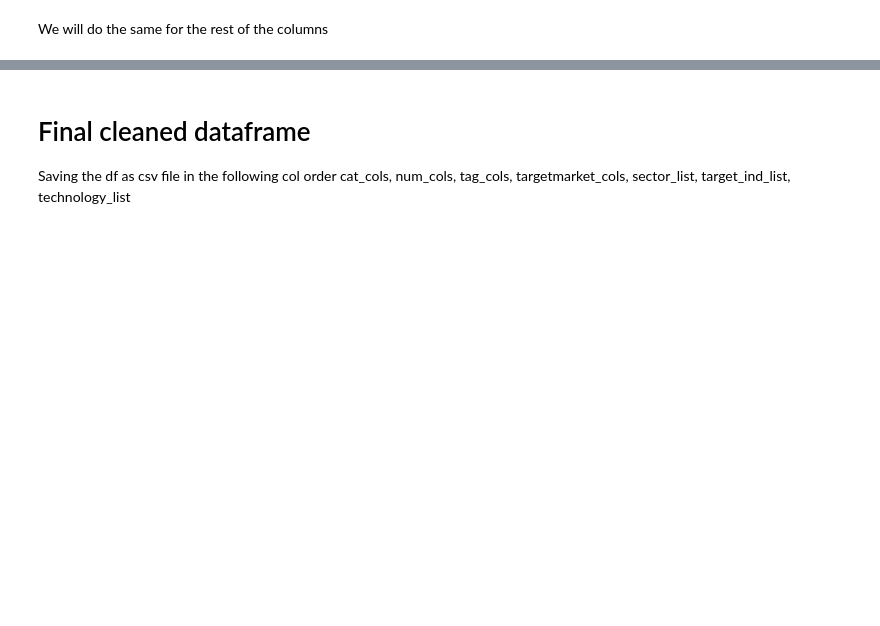
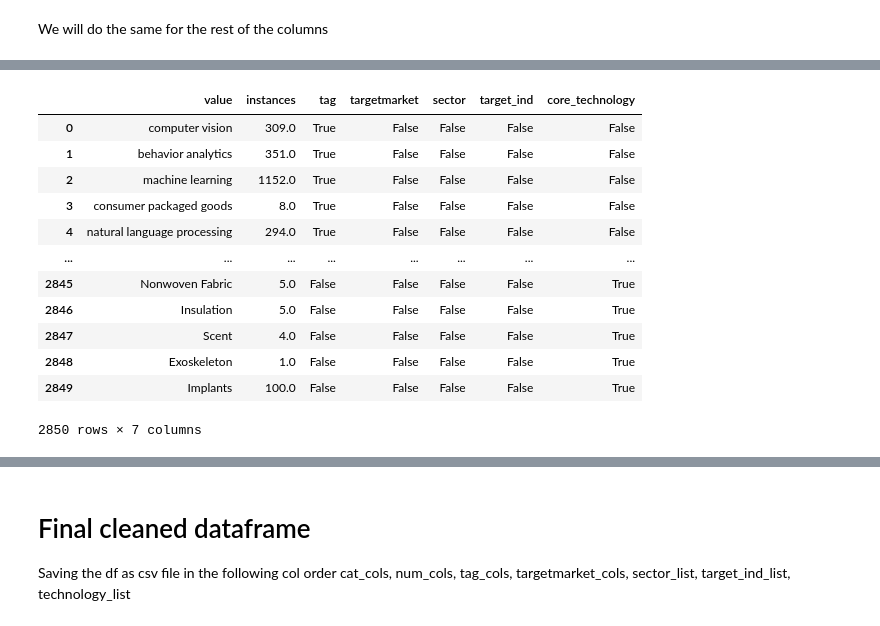
Before and after one commit to matanini/startup_classifier, a Jupyter notebook: clean.ipynb, the cells around one changed output, grey strips where cells are left out. Cells and saved outputs as stored; diff of their text form; code cells hidden in the pictures; blank space fills up the shorter version.

```diff
--- a/clean.ipynb
+++ b/clean.ipynb
@@ -288,9 +316,13 @@ Name: employees, dtype: int64
 # %% [markdown]
 We will do the same for the rest of the columns
 # %%
-cols = ['business model', 'status', 'product stage', 'fund_stage']
+cols = ['business model', 'product stage', 'fund_stage']
+
 for col in cols:
-    cat_df[col] = preprocessing.LabelEncoder().fit_transform(cat_df[col])
+    le = preprocessing.LabelEncoder()
+    cat_df[col] = le.fit_transform(cat_df[col])
+    print(f'{col} : {le.classes_}')
 
-cat_df
+replace_map = {'active' : 1, 'not_active' : 0}
+cat_df.status.replace(replace_map, inplace= True)
 # %% [output]
@@ -309,0 +336,32 @@ cat_df
+# %%
+def remove_punctuation(text):
+    '''a function for removing punctuation'''
+    text = ' '.join(text.split('-'))
+    return text
+# %%
+word_df = pd.DataFrame(columns = ['value','instances','tag','targetmarket', 'sector', 'target_ind', 'core_technology'])
+
+for i,col in enumerate(bin_cols):
+    splitted = col.split('_')
+    name = splitted[-1]
+    for type in word_df.columns[2:]:
+        word_df.loc[i, type] = col.startswith(type)
+    word_df.loc[i,'value'] = remove_punctuation(name)
+    word_df.loc[i,'instances'] = cat_df[col].sum()
+
+
+word_df
+# %% [output]
+|  | value | instances | tag | targetmarket | sector | target_ind | core_technology |
+| 0 | computer vision | 309.0 | True | False | False | False | False |
+| 1 | behavior analytics | 351.0 | True | False | False | False | False |
+| 2 | machine learning | 1152.0 | True | False | False | False | False |
+| 3 | consumer packaged goods | 8.0 | True | False | False | False | False |
+| 4 | natural language processing | 294.0 | True | False | False | False | False |
+| ... | ... | ... | ... | ... | ... | ... | ... |
+| 2845 | Nonwoven Fabric | 5.0 | False | False | False | False | True |
+| 2846 | Insulation | 5.0 | False | False | False | False | True |
+| 2847 | Scent | 4.0 | False | False | False | False | True |
+| 2848 | Exoskeleton | 1.0 | False | False | False | False | True |
+| 2849 | Implants | 100.0 | False | False | False | False | True |
+2850 rows × 7 columns
```
Also changed, not shown: parts of 18 cells of this notebook, 5 other files.
